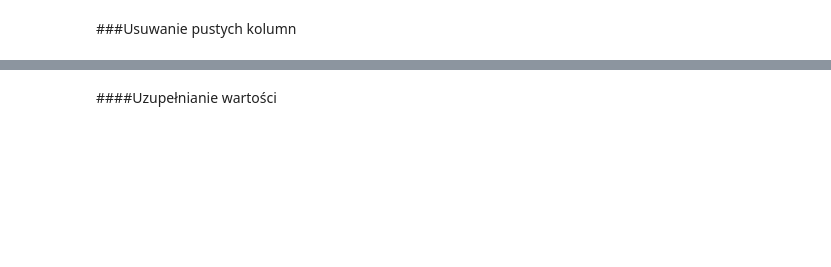
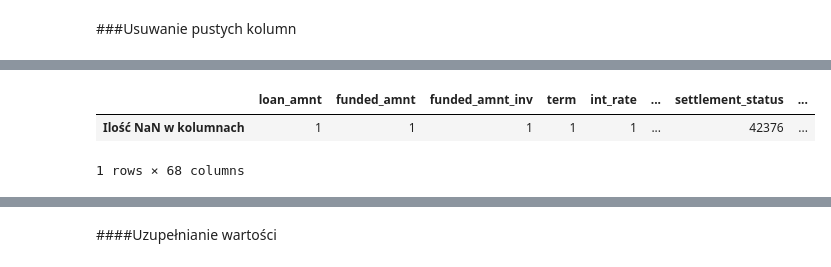
Before and after one commit to Hubert26/machine-learning, a Jupyter notebook: project_Hubert_Szewczyk.ipynb, the cells around one changed output, grey strips where cells are left out. Saved outputs shown, nothing was run; the diff lists cells and outputs as text; code cells hidden in the pictures; blank space fills up the shorter version.

```diff
--- a/project_Hubert_Szewczyk.ipynb
+++ b/project_Hubert_Szewczyk.ipynb
@@ -122,0 +118,12 @@ dict_naan
+# %%
+selected_columns = df_naan_columns.columns[df_naan_columns.loc['Ilość NaN w kolumnach'] == df.shape[0]]
+# %%
+df.drop(columns=selected_columns, inplace=True)
+df_naan_columns.drop(columns=selected_columns, inplace=True)
+# %%
+selected_columns = df_naan_columns.columns[df_naan_columns.loc['Ilość NaN w kolumnach'] > 0]
+df_naan_columns[selected_columns]
+# %% [output]
+|  | loan_amnt | funded_amnt | funded_amnt_inv | term | int_rate | ... | settlement_status | ... |
+| Ilość NaN w kolumnach | 1 | 1 | 1 | 1 | 1 | ... | 42376 | ... |
+1 rows × 68 columns
```
Also changed, not shown: parts of 19 cells of this notebook.
